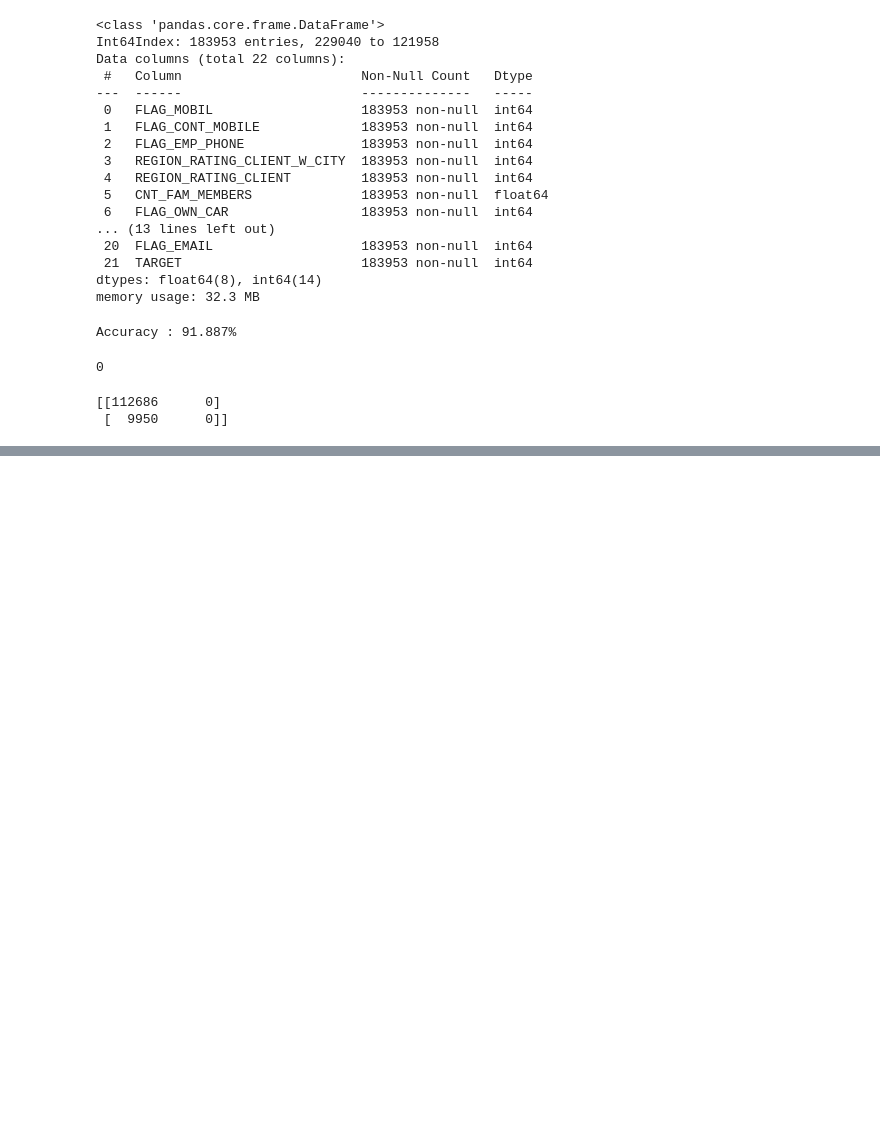
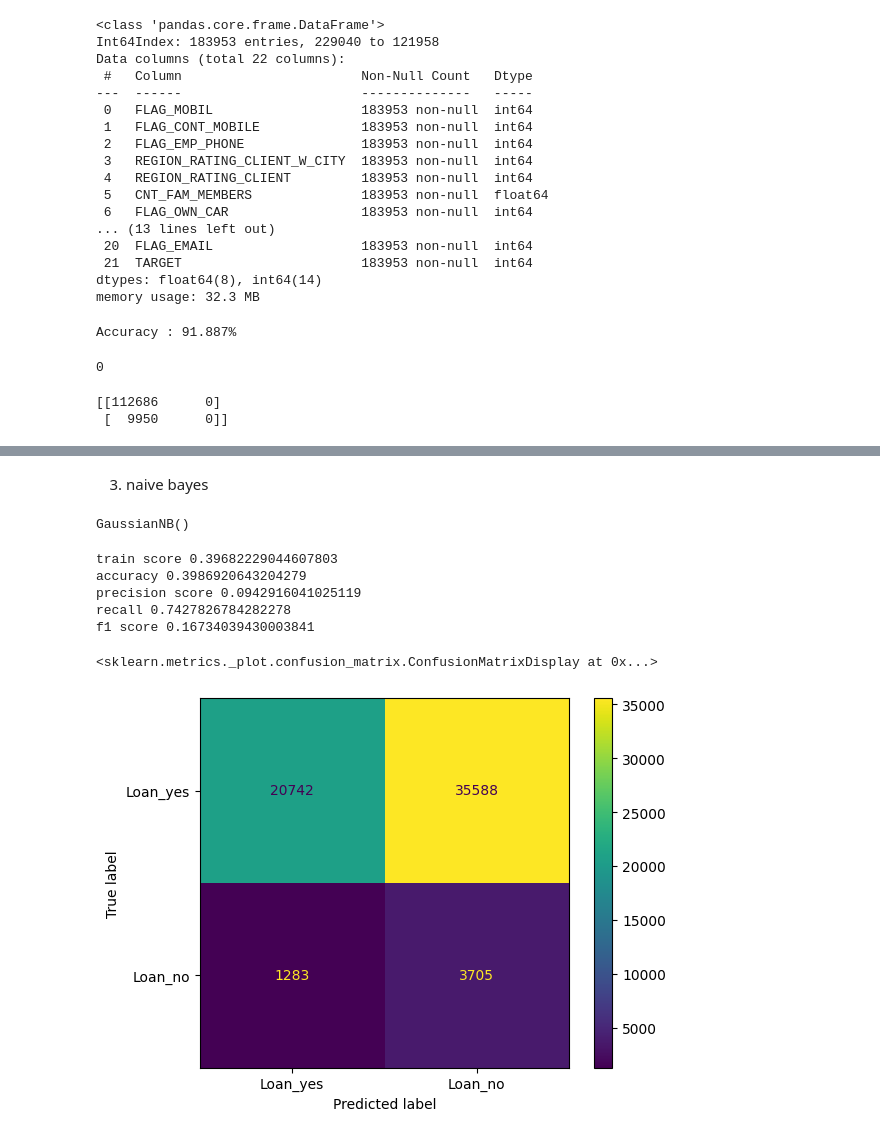
Before and after one commit to VarunArora14/ML-minor-project, a Jupyter notebook: mutual_classif_prediction.ipynb, the cells around one changed output, grey strips where cells are left out. Saved outputs shown, nothing was run; the diff lists cells and outputs as text; code cells hidden in the pictures; blank space fills up the shorter version.

```diff
--- a/df_work.ipynb
+++ b/mutual_classif_prediction.ipynb
@@ -337,0 +535,31 @@ print(metrics.confusion_matrix(y_test, predicted))
+# %% [markdown]
+3. naive bayes
+# %%
+from sklearn.naive_bayes import GaussianNB
+model3 = GaussianNB()
+model3.fit(X_res, y_res)
+# %% [output]
+GaussianNB()
+# %%
+y_pred3 = model3.predict(X_test)
+# %%
+#scores
+print('train score', model3.score(X_train, y_train))
+print('accuracy', accuracy_score(y_test, y_pred3))
+print('precision score', precision_score(y_test, y_pred3))
+print('recall', recall_score(y_test, y_pred3))
+print('f1 score', f1_score(y_test, y_pred3))
+# %% [output]
+train score 0.39682229044607803
+accuracy 0.3986920643204279
+precision score 0.0942916041025119
+recall 0.7427826784282278
+f1 score 0.16734039430003841
+# %%
+cm = confusion_matrix(y_test, y_pred3)
+# %%
+display = ConfusionMatrixDisplay(cm, display_labels = ['Loan_yes', 'Loan_no'])
+display.plot()
+# %% [output]
+<sklearn.metrics._plot.confusion_matrix.ConfusionMatrixDisplay at 0x...>
+[figure, added]
```
Also changed, not shown: parts of 44 cells of this notebook, 1 other file.
